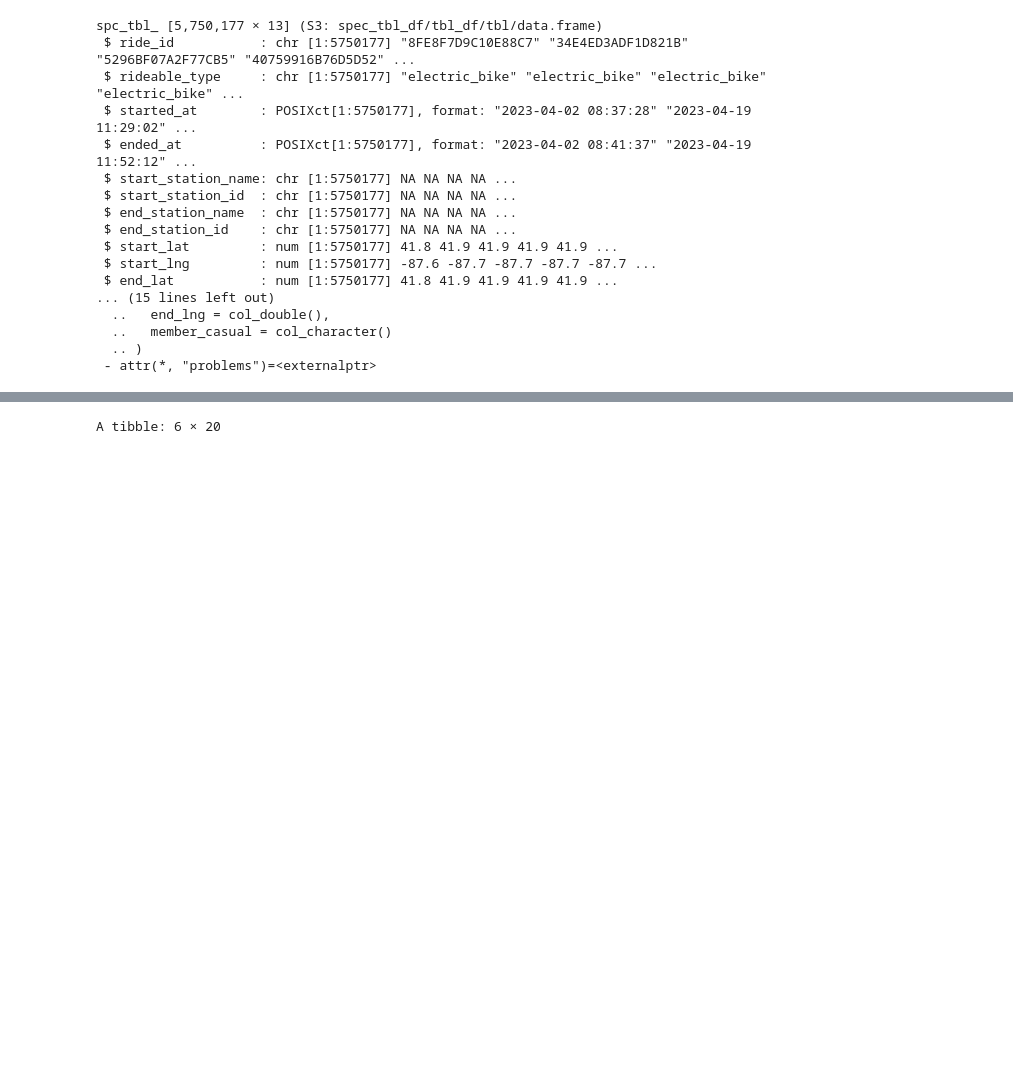
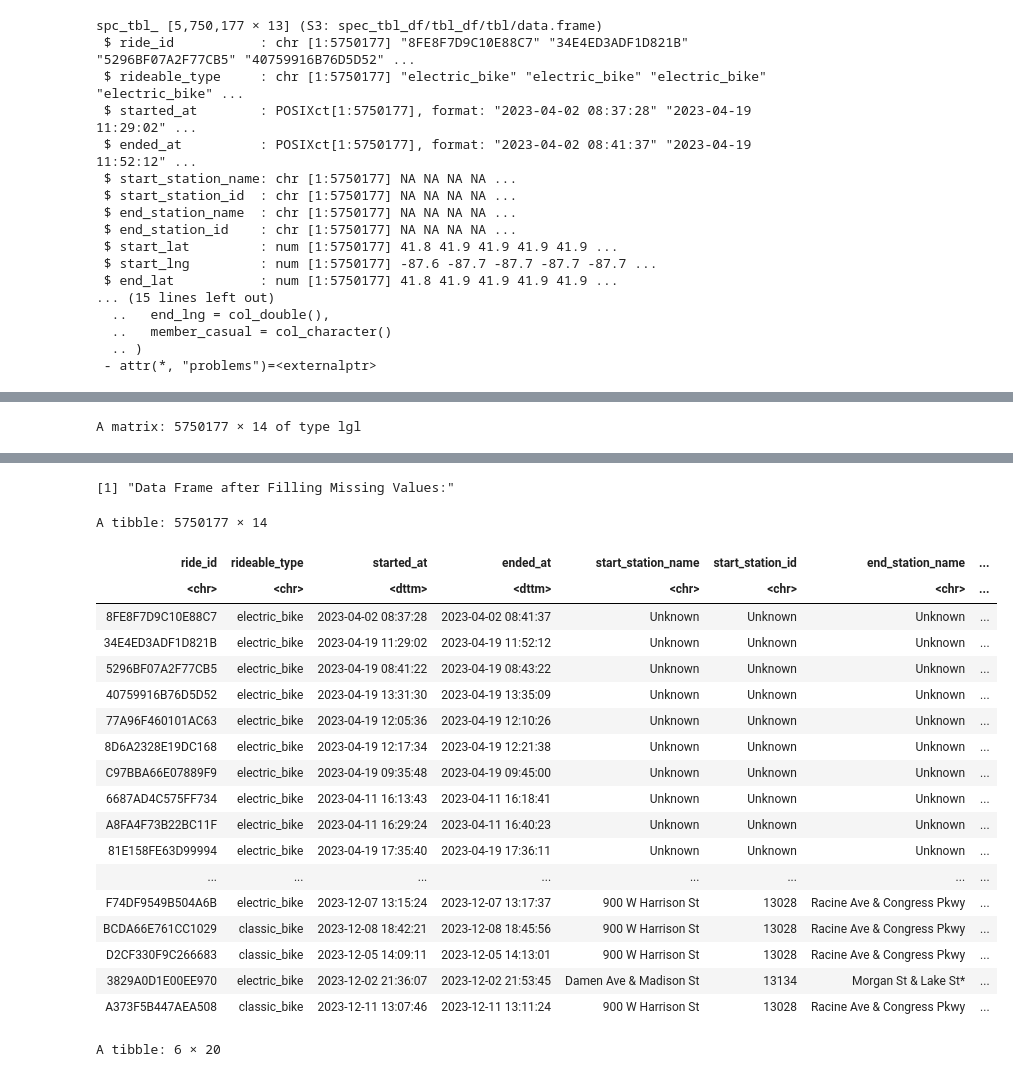
Before and after one commit to Ladipol/R_Projects, a Jupyter notebook: cyclic_project.ipynb, the cells around one changed output, grey strips where cells are left out. Cells and saved outputs as stored; diff of their text form; code cells hidden in the pictures; blank space fills up the shorter version.

Commit message:
add missing and duplicate code

```diff
--- a/cyclic_project.ipynb
+++ b/cyclic_project.ipynb
@@ -91,3 +132,21 @@ spc_tbl_ [5,750,177 × 13] (S3: spec_tbl_df/tbl_df/tbl/data.frame)
   ..   member_casual = col_character()
   .. )
  - attr(*, "problems")=<externalptr>
+# %%
+# Print the original data frame
+print("Original Data Frame:")
+print(combined_data)
+
+# Identify duplicate rows
+duplicate_rows <- combined_data[duplicated(combined_data), ]
+print("Duplicate Rows:")
+print(duplicate_rows)
+
+# Create a copy of the original data frame
+combined_data <- combined_data
+
+# Remove duplicate rows from the copy
+combined_data <- combined_data[!duplicated(combined_data), ]
+
+print("Data Frame after Removing Duplicates:")
+print(combined_data)
@@ -93,0 +171,35 @@ spc_tbl_ [5,750,177 × 13] (S3: spec_tbl_df/tbl_df/tbl/data.frame)
+# %%
+# Print the original data frame
+print("Original Data Frame:")
+print(combined_data)
+
+# Identify missing values
+missing_values <- is.na(combined_data)
+print("Missing Values in Data Frame:")
+missing_values
+
+# Create a copy of the original data frame
+combined_data <- combined_data
+
+# Fill missing values in the copy
+# For numeric columns, fill with mean
+# combined_data$start_station_id[is.na(combined_data$start_station_id)] <- mean(combined_data$start_station_id, na.rm = TRUE)
+
+# For character columns, fill with "Unknown"
+combined_data$start_station_name[is.na(combined_data$start_station_name)] <- "Unknown"
+
+# For character columns, fill with "Unknown"
+combined_data$start_station_id[is.na(combined_data$start_station_id)] <- "Unknown"
+
+# For numeric columns, fill with mean
+# combined_data$end_station_id[is.na(combined_data$end_station_id)] <- mean(combined_data$end_station_id, na.rm = TRUE)
+
+# For character columns, fill with "Unknown"
+combined_data$end_station_name[is.na(combined_data$end_station_name)] <- "Unknown"
+
+# For character columns, fill with "Unknown"
+combined_data$end_station_id[is.na(combined_data$end_station_id)] <- "Unknown"
+
+print("Data Frame after Filling Missing Values:")
+View(combined_data)
+# %% [output]
@@ -93,0 +226 @@ spc_tbl_ [5,750,177 × 13] (S3: spec_tbl_df/tbl_df/tbl/data.frame)
+A matrix: 5750177 × 14 of type lgl
@@ -94,3 +244,23 @@ spc_tbl_ [5,750,177 × 13] (S3: spec_tbl_df/tbl_df/tbl/data.frame)
+[1] "Data Frame after Filling Missing Values:"
+A tibble: 5750177 × 14
+| ride_id | rideable_type | started_at | ended_at | start_station_name | start_station_id | end_station_name | ... |
+| <chr> | <chr> | <dttm> | <dttm> | <chr> | <chr> | <chr> | ... |
+| 8FE8F7D9C10E88C7 | electric_bike | 2023-04-02 08:37:28 | 2023-04-02 08:41:37 | Unknown | Unknown | Unknown | ... |
+| 34E4ED3ADF1D821B | electric_bike | 2023-04-19 11:29:02 | 2023-04-19 11:52:12 | Unknown | Unknown | Unknown | ... |
+| 5296BF07A2F77CB5 | electric_bike | 2023-04-19 08:41:22 | 2023-04-19 08:43:22 | Unknown | Unknown | Unknown | ... |
+| 40759916B76D5D52 | electric_bike | 2023-04-19 13:31:30 | 2023-04-19 13:35:09 | Unknown | Unknown | Unknown | ... |
+| 77A96F460101AC63 | electric_bike | 2023-04-19 12:05:36 | 2023-04-19 12:10:26 | Unknown | Unknown | Unknown | ... |
+| 8D6A2328E19DC168 | electric_bike | 2023-04-19 12:17:34 | 2023-04-19 12:21:38 | Unknown | Unknown | Unknown | ... |
+| C97BBA66E07889F9 | electric_bike | 2023-04-19 09:35:48 | 2023-04-19 09:45:00 | Unknown | Unknown | Unknown | ... |
+| 6687AD4C575FF734 | electric_bike | 2023-04-11 16:13:43 | 2023-04-11 16:18:41 | Unknown | Unknown | Unknown | ... |
+| A8FA4F73B22BC11F | electric_bike | 2023-04-11 16:29:24 | 2023-04-11 16:40:23 | Unknown | Unknown | Unknown | ... |
+| 81E158FE63D99994 | electric_bike | 2023-04-19 17:35:40 | 2023-04-19 17:36:11 | Unknown | Unknown | Unknown | ... |
+| ... | ... | ... | ... | ... | ... | ... | ... |
+| F74DF9549B504A6B | electric_bike | 2023-12-07 13:15:24 | 2023-12-07 13:17:37 | 900 W Harrison St | 13028 | Racine Ave & Congress Pkwy | ... |
+| BCDA66E761CC1029 | classic_bike | 2023-12-08 18:42:21 | 2023-12-08 18:45:56 | 900 W Harrison St | 13028 | Racine Ave & Congress Pkwy | ... |
+| D2CF330F9C266683 | classic_bike | 2023-12-05 14:09:11 | 2023-12-05 14:13:01 | 900 W Harrison St | 13028 | Racine Ave & Congress Pkwy | ... |
+| 3829A0D1E00EE970 | electric_bike | 2023-12-02 21:36:07 | 2023-12-02 21:53:45 | Damen Ave & Madison St | 13134 | Morgan St & Lake St* | ... |
+| A373F5B447AEA508 | classic_bike | 2023-12-11 13:07:46 | 2023-12-11 13:11:24 | 900 W Harrison St | 13028 | Racine Ave & Congress Pkwy | ... |
 # %%
 # Convert to datetime using lubridate
 combined_data$started_at <- ymd_hms(combined_data$started_at)
```
Also changed, not shown: parts of 4 cells of this notebook.
